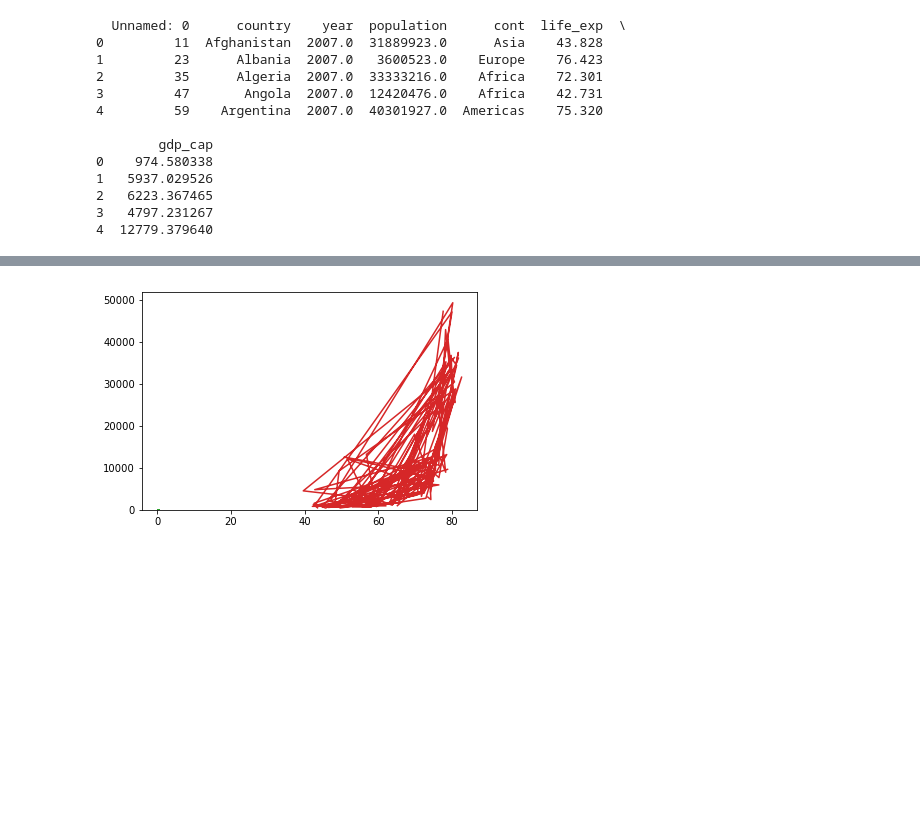
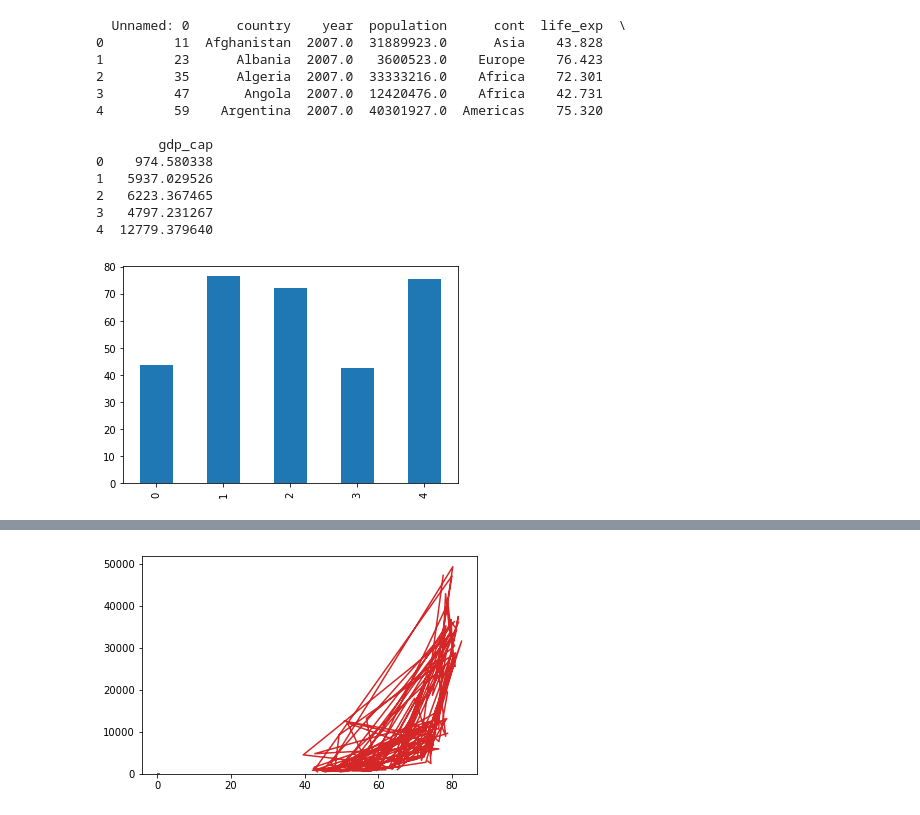
Before and after one commit to tmPolla/python, a Jupyter notebook: SketchBook/Matplotlib.ipynb, the cells around one changed output, grey strips where cells are left out. Drawn from its saved outputs; the diff is of its cells as text; code cells hidden in the pictures; blank space fills up the shorter version.

```diff
--- a/SketchBook/Matplotlib.ipynb
+++ b/SketchBook/Matplotlib.ipynb
@@ -26,0 +35,5 @@ pop = data_df["population"]
+# %%
+data_df["life_exp"].head().plot.bar()
+plt.show()
+# %% [output]
+[figure, added]
```
Also changed, not shown: parts of 15 cells of this notebook.
